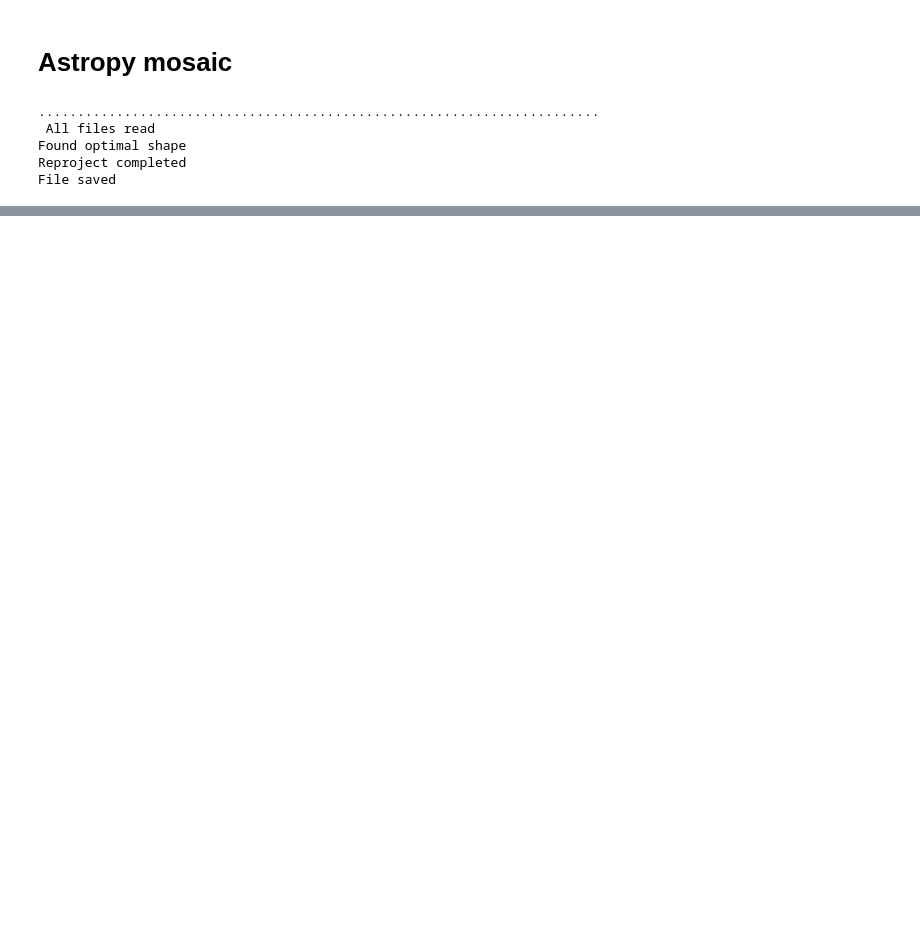
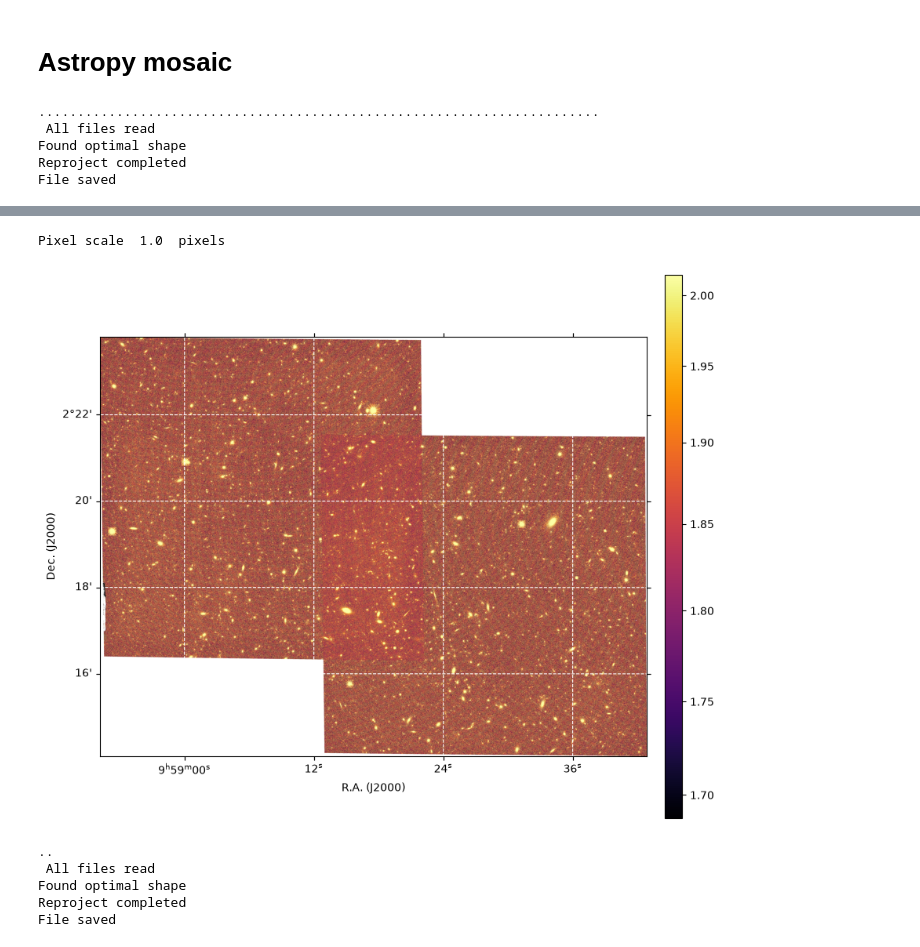
Before and after one commit to darioflute/flo, a Jupyter notebook: notebooks/MosaicComparison.ipynb, the cells around one changed output, grey strips where cells are left out. Drawn from its saved outputs; the diff is of its cells as text; code cells hidden in the pictures; blank space fills up the shorter version.

```diff
--- a/notebooks/MosaicComparison.ipynb
+++ b/notebooks/MosaicComparison.ipynb
@@ -316,0 +372,57 @@ t.write('/grp/roman/FLO/medianovalues.ecsv', overwrite=True)
+# %%
+# Display mosaic
+import matplotlib.pyplot as plt
+import roman_datamodels as rdm
+from astropy import visualization
+import numpy as np
+
+filename = 'mosaic_bkgmatched2_coadd.asdf'
+
+with rdm.open(filename) as dm:
+    wcs = dm.meta.wcs
+    meta = dm.meta
+    data = dm.data.copy()
+    hdr = dm.meta.wcs.to_fits()[0]
+    print('Pixel scale ', dm.meta.resample['pixel_scale_ratio'],' pixels')
+
+from astropy.wcs import WCS
+wcs = WCS(hdr)
+
+norm = visualization.ImageNormalize(data,
+                                    interval=visualization.ZScaleInterval(contrast=1),
+                                    stretch=visualization.AsinhStretch(a=1))
+
+fig, ax = plt.subplots(figsize=(9, 9), subplot_kw={'projection':wcs})
+
+plot = ax.imshow(data, norm=norm, origin='lower',cmap='inferno')
+ax.coords.grid(True, color='white', ls='dashed')
+ax.coords[0].set_axislabel('R.A. (J2000)')
+ax.coords[1].set_axislabel('Dec. (J2000)')
+
+# Flip RA axis:
+
+xlim = ax.get_xlim()
+ax.set_xlim(xlim[1], xlim[0])
+
+cax = plt.axes([0.925, 0.11, 0.025,0.77 ])
+plt.colorbar(mappable=plot, cax=cax)
+
+plt.show()
+# %% [output]
+Pixel scale  1.0  pixels
+[figure, added]
+# %%
+# Mosaic
+import numpy as np
+
+path = '/Users/dfadda/Roman/FLO_Test/Offset/'
+input_files = np.array(['r0003201001001001004_0001_wfi07_f106_off_cal.asdf',
+               'r0003201001001001004_0004_wfi04_f106_off_cal.asdf'])
+input_files = path + input_files
+makeMosaic(input_files, outfile='/Users/dfadda/Roman/FLO_Test/mosaic_pixmatch_reproject2.fits')
+# %% [output]
+..
+ All files read
+Found optimal shape
+Reproject completed
+File saved
```
Also changed, not shown: parts of 14 cells of this notebook.
